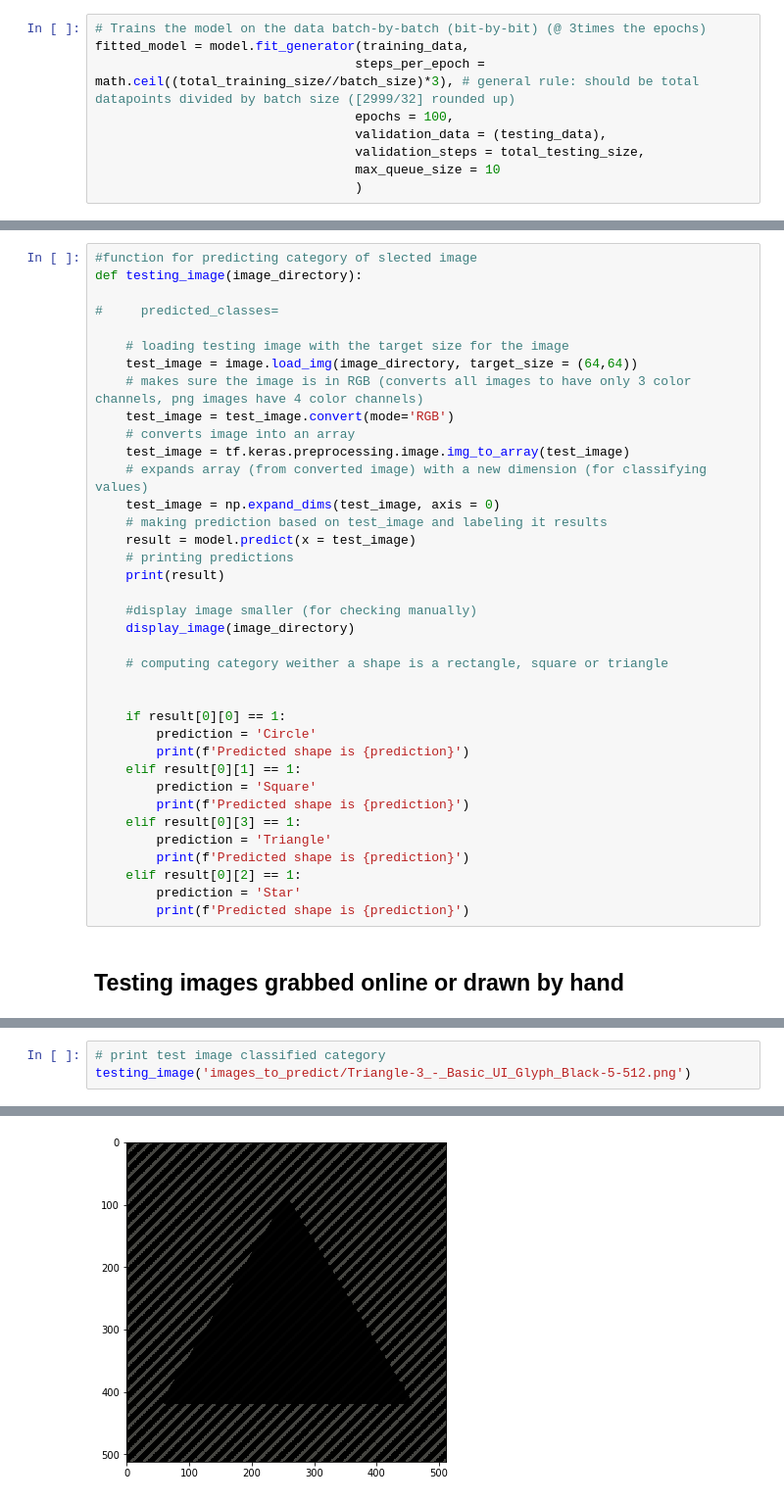
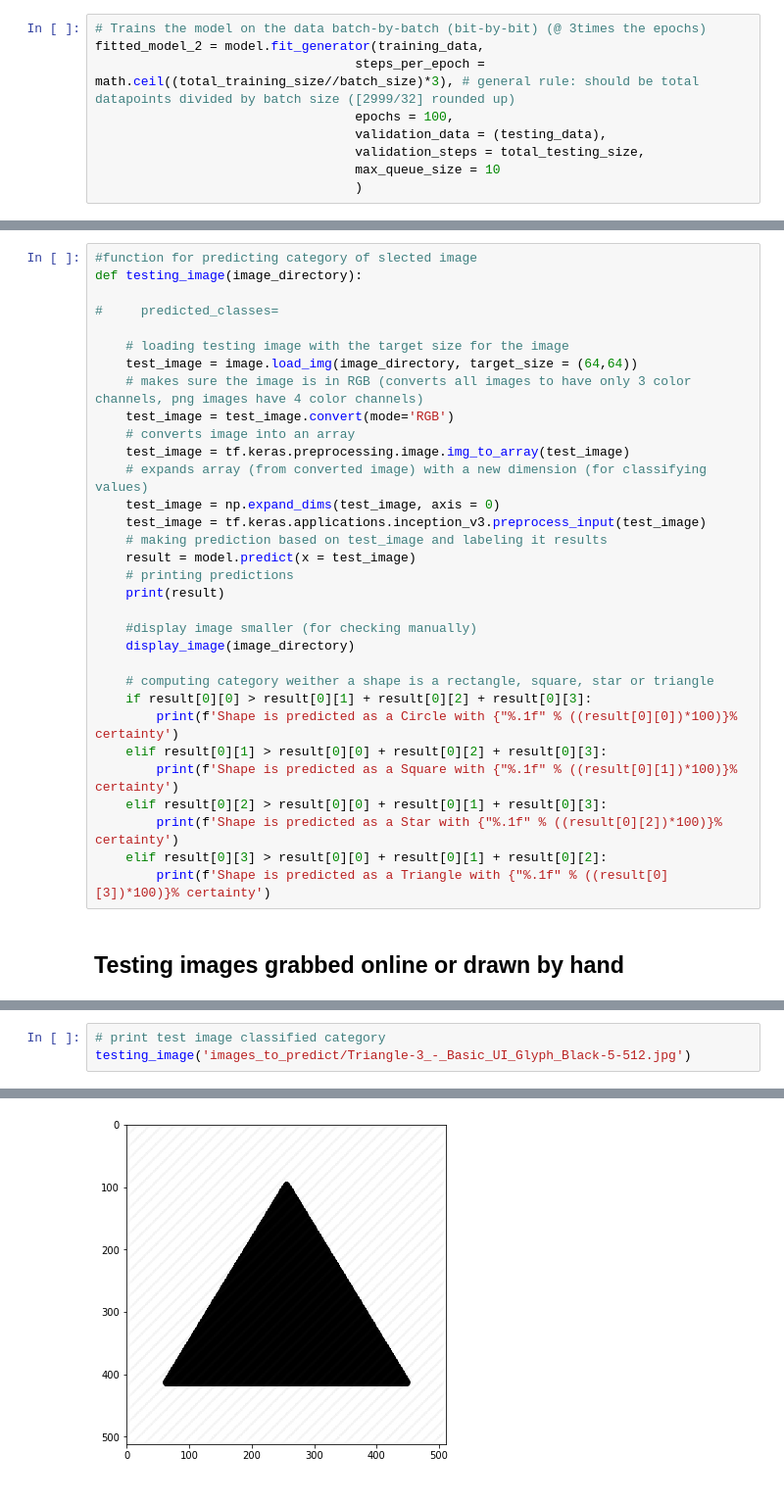
Before and after one commit to sdman135/Shapes-Image_Classifier_Convolutional_Neural_Network, a Jupyter notebook: Shapes_Convolutional_Neural_Network-final-with-stars.ipynb, the cells around one changed output, grey strips where cells are left out. Shown at 98% size. Saved outputs shown, nothing was run; the diff lists cells and outputs as text.

```diff
--- a/Shapes_Convolutional_Neural_Network-final-with-stars.ipynb
+++ b/Shapes_Convolutional_Neural_Network-final-with-stars.ipynb
@@ -268,7 +346,7 @@ Epoch 50/50
 126/126 [==============================] - 64s 505ms/step - loss: 0.0781 - accuracy: 0.9750 - mse: 0.0096 - val_loss: 0.0301 - val_accuracy: 0.9909 - val_mse: 0.0037
 # %%
 # Trains the model on the data batch-by-batch (bit-by-bit) (@ 3times the epochs)
-fitted_model = model.fit_generator(training_data,
+fitted_model_2 = model.fit_generator(training_data,
                                   steps_per_epoch = math.ceil((total_training_size//batch_size)*3), # general rule: should be total datapoints divided by batch size ([2999/32] rounded up)
                                   epochs = 100,
                                   validation_data = (testing_data),
@@ -491,6 +593,7 @@ def testing_image(image_directory):
     test_image = tf.keras.preprocessing.image.img_to_array(test_image)
     # expands array (from converted image) with a new dimension (for classifying values)
     test_image = np.expand_dims(test_image, axis = 0)
+    test_image = tf.keras.applications.inception_v3.preprocess_input(test_image)
     # making prediction based on test_image and labeling it results
     result = model.predict(x = test_image)
     # printing predictions
@@ -499,21 +602,15 @@ def testing_image(image_directory):
     #display image smaller (for checking manually)
     display_image(image_directory)
 
-    # computing category weither a shape is a rectangle, square or triangle
-
-
-    if result[0][0] == 1:
-        prediction = 'Circle'
-        print(f'Predicted shape is {prediction}')
-    elif result[0][1] == 1:
-        prediction = 'Square'
-        print(f'Predicted shape is {prediction}')
-    elif result[0][3] == 1:
-        prediction = 'Triangle'
-        print(f'Predicted shape is {prediction}')
-    elif result[0][2] == 1:
-        prediction = 'Star'
-        print(f'Predicted shape is {prediction}')
+    # computing category weither a shape is a rectangle, square, star or triangle
+    if result[0][0] > result[0][1] + result[0][2] + result[0][3]:
+        print(f'Shape is predicted as a Circle with {"%.1f" % ((result[0][0])*100)}% certainty')
+    elif result[0][1] > result[0][0] + result[0][2] + result[0][3]:
+        print(f'Shape is predicted as a Square with {"%.1f" % ((result[0][1])*100)}% certainty')
+    elif result[0][2] > result[0][0] + result[0][1] + result[0][3]:
+        print(f'Shape is predicted as a Star with {"%.1f" % ((result[0][2])*100)}% certainty')
+    elif result[0][3] > result[0][0] + result[0][1] + result[0][2]:
+        print(f'Shape is predicted as a Triangle with {"%.1f" % ((result[0][3])*100)}% certainty')
 # %% [markdown]
 ## Testing images grabbed online or drawn by hand
 # %%
@@ -532,5 +629,5 @@ Predicted shape is Circle
 [figure]
 # %%
 # print test image classified category
-testing_image('images_to_predict/Triangle-3_-_Basic_UI_Glyph_Black-5-512.png')
+testing_image('images_to_predict/Triangle-3_-_Basic_UI_Glyph_Black-5-512.jpg')
 # %% [output]
@@ -539,4 +636,4 @@ Predicted shape is Triangle
-[figure, old version]
+[figure, new version]
 # %%
 # print test image classified category
 testing_image('images_to_predict/seamless-hand-drawn-triangle-pattern-with-black-and-white-png_75455.jpg')
```
Also changed, not shown: parts of 34 cells of this notebook, 48 other files.
